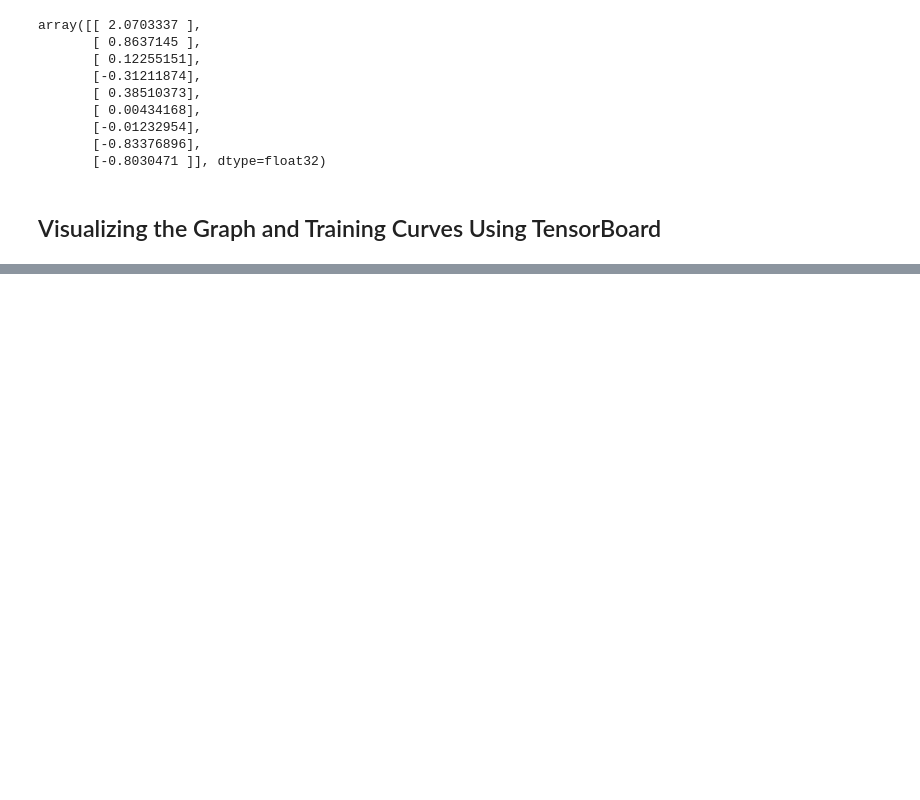
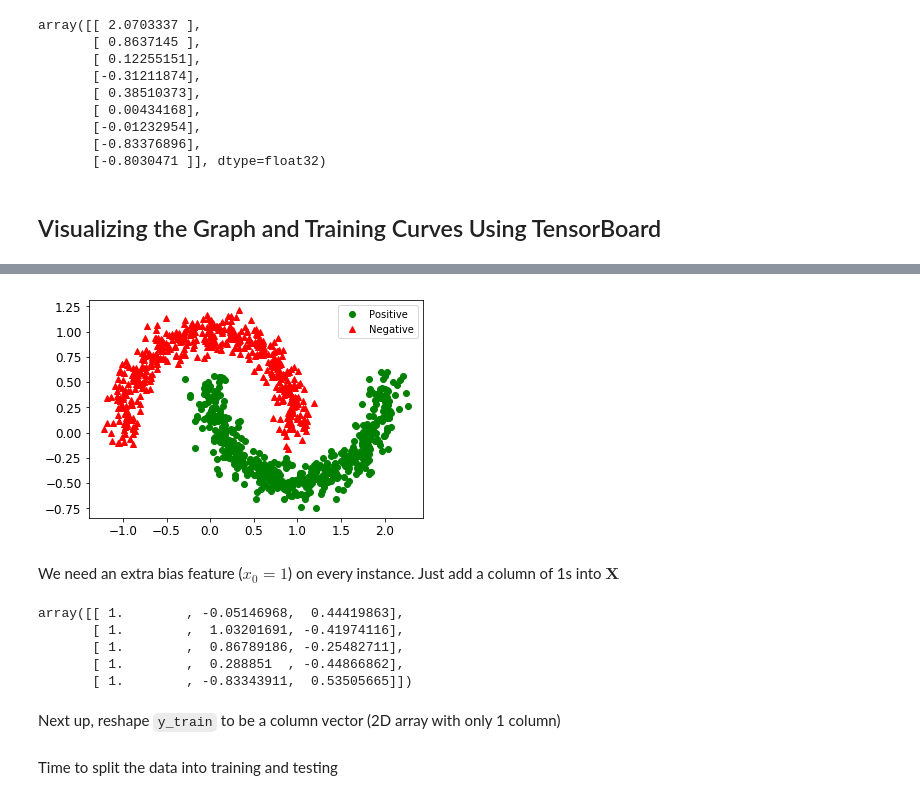
Before and after one commit to nate-browne/Intro-to-ML, a Jupyter notebook: exercises/Chapter 9 – Up and Running with TensorFlow.ipynb, the cells around one changed output, grey strips where cells are left out. Saved outputs shown, nothing was run; the diff lists cells and outputs as text; code cells hidden in the pictures; blank space fills up the shorter version.

```diff
--- a/exercises/Chapter 9 – Up and Running with TensorFlow.ipynb
+++ b/exercises/Chapter 9 – Up and Running with TensorFlow.ipynb
@@ -527,0 +551,32 @@ array([[ 2.0703337 ],
+# %%
+# First let's get the data
+
+from sklearn.datasets import make_moons
+
+m = 1000
+X_moons, y_moons = make_moons(m, noise=0.1, random_state=42)
+# %%
+# Quick look at the dataset
+
+plt.plot(X_moons[y_moons == 1, 0], X_moons[y_moons == 1, 1], 'go', label="Positive")
+plt.plot(X_moons[y_moons == 0, 0], X_moons[y_moons == 0, 1], 'r^', label="Negative")
+plt.legend()
+plt.show()
+# %% [output]
+[figure, added]
+# %% [markdown]
+We need an extra bias feature ($x_0 = 1$) on every instance. Just add a column of 1s into $\textbf{X}$
+# %%
+X_moons_with_bias = np.c_[np.ones((m, 1)), X_moons]
+
+# check the dataset
+
+X_moons_with_bias[:5]
+# %% [output]
+array([[ 1.        , -0.05146968,  0.44419863],
+       [ 1.        ,  1.03201691, -0.41974116],
+       [ 1.        ,  0.86789186, -0.25482711],
+       [ 1.        ,  0.288851  , -0.44866862],
+       [ 1.        , -0.83343911,  0.53505665]])
+# %% [markdown]
+Next up, reshape `y_train` to be a column vector (2D array with only 1 column)
@@ -527,0 +585,2 @@ array([[ 2.0703337 ],
+# %% [markdown]
+Time to split the data into training and testing
```
Also changed, not shown: parts of 51 cells of this notebook.
